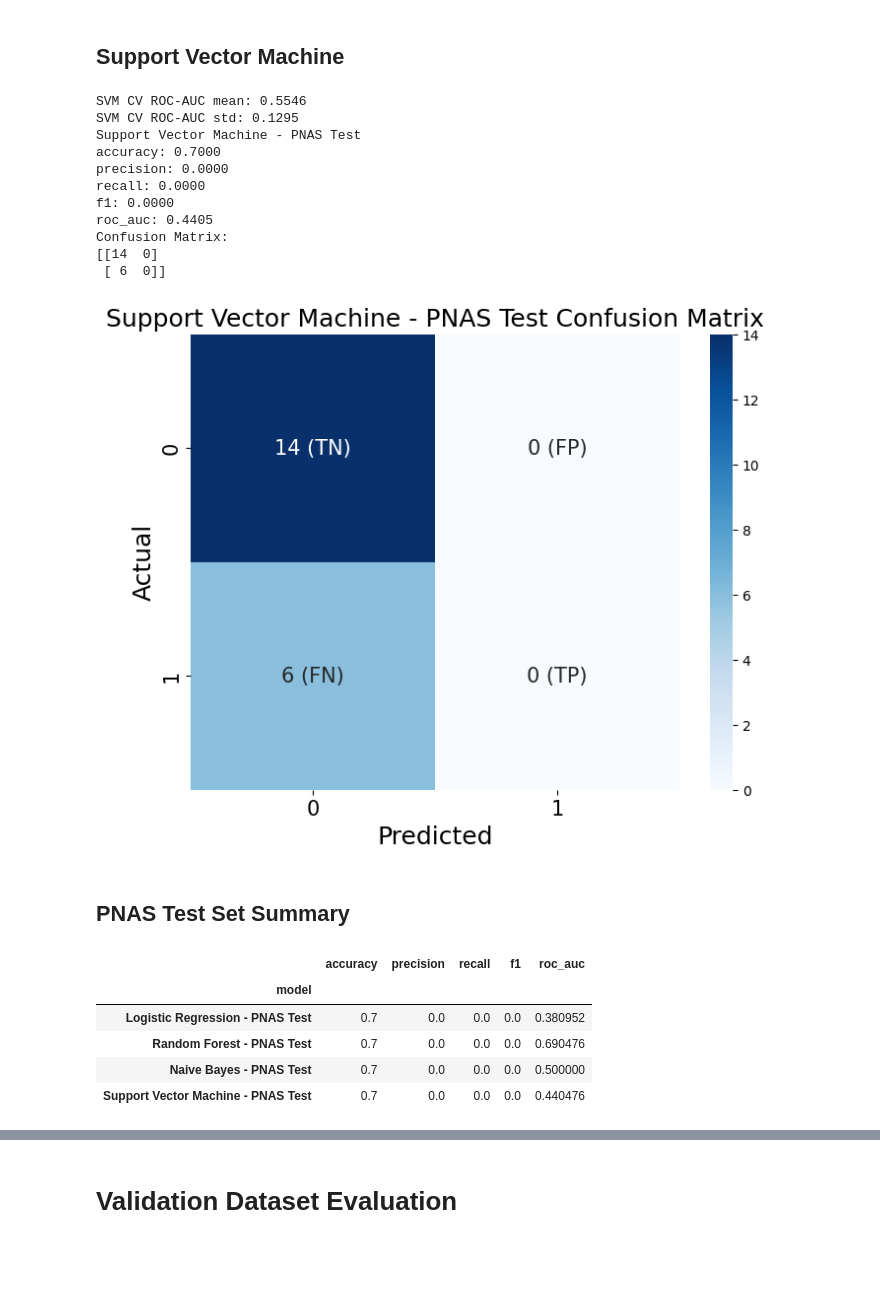
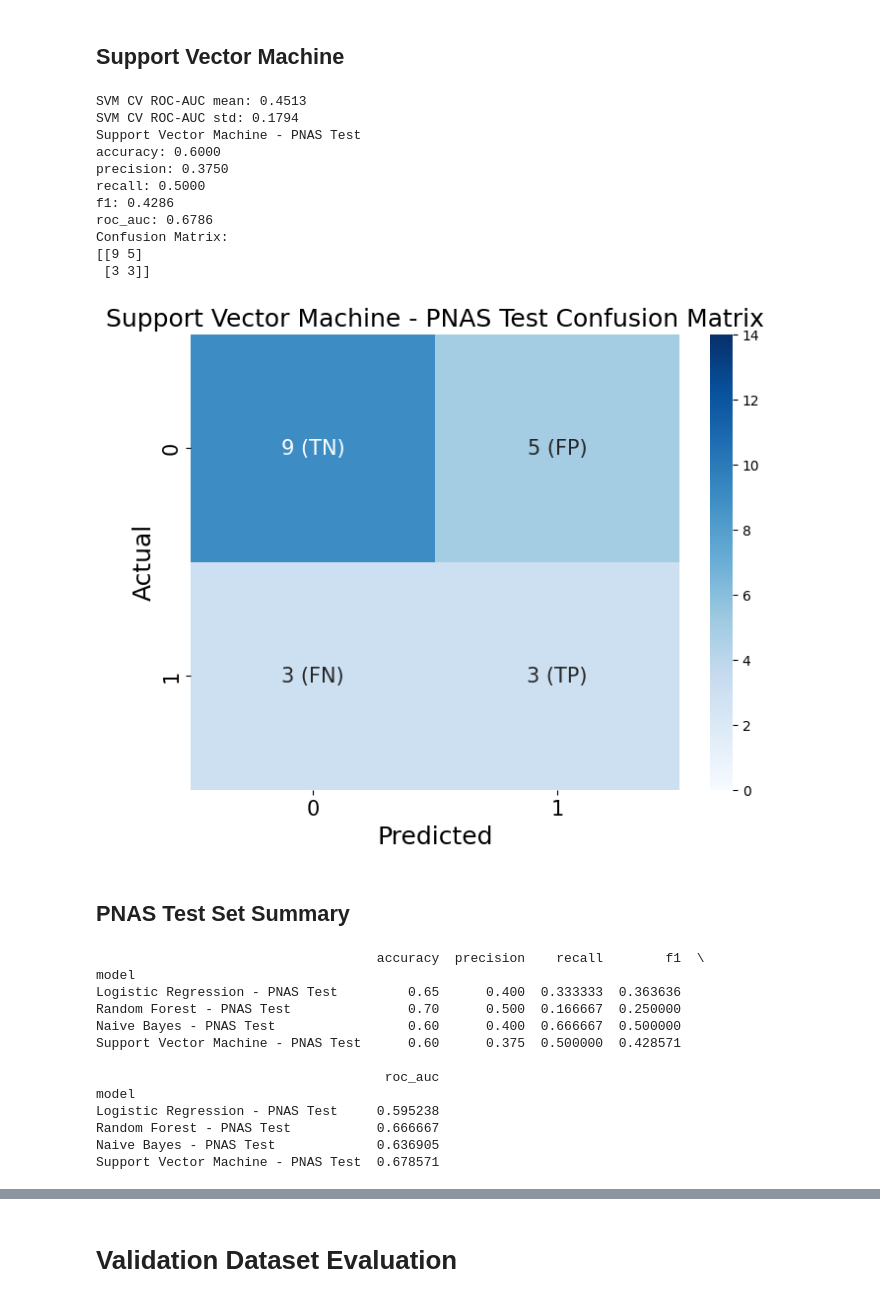
Before and after one commit to sas062/beng203_breast_cancer_recurrence_classifier, a Jupyter notebook: validation_recurrence_classifier.ipynb, the cells around one changed output, grey strips where cells are left out. Saved outputs shown, nothing was run; the diff lists cells and outputs as text; code cells hidden in the pictures; blank space fills up the shorter version.

```diff
--- a/validation_recurrence_classifier.ipynb
+++ b/validation_recurrence_classifier.ipynb
@@ -170,8 +171,9 @@ Name: count, dtype: int64
 ## Logistic Regression
 # %%
 LR_Model = Pipeline([
+    ("select", SelectKBest(score_func=f_classif, k=10)),
     ("scaler", MinMaxScaler()),
-    ("classifier", LogisticRegression(max_iter=1000, class_weight="balanced", solver="liblinear")),
+    ("classifier", LogisticRegression(max_iter=2000, class_weight="balanced", solver="liblinear", penalty="l1", C=1.0)),
 ])
 
 LR_cv = StratifiedGroupKFold(n_splits=5, shuffle=True, random_state=42)
@@ -208,12 +210,18 @@ Confusion Matrix:
 # %% [markdown]
 ## Random Forest
 # %%
-RF_Model = RandomForestClassifier(
-    n_estimators=500,
-    class_weight="balanced",
-    random_state=42,
-    n_jobs=-1,
-)
+RF_Model = Pipeline([
+    ("select", SelectKBest(score_func=f_classif, k=10)),
+    ("rf", RandomForestClassifier(
+        n_estimators=500,
+        class_weight="balanced",
+        random_state=42,
+        n_jobs=-1,
+        max_depth=None,
+        min_samples_leaf=1,
+        max_features="sqrt",
+    )),
+])
 
 RF_cv = StratifiedGroupKFold(n_splits=5, shuffle=True, random_state=42)
 RF_cross_scores = cross_val_score(
@@ -248,10 +256,10 @@ Confusion Matrix:
 ## Naive Bayes
 # %%
 NB_Model = Pipeline([
+    ("select", SelectKBest(score_func=f_classif, k=10)),
     ("scaler", MinMaxScaler()),
     ("classifier", GaussianNB()),
 ])
-
 NB_cv = StratifiedGroupKFold(n_splits=5, shuffle=True, random_state=42)
 NB_cross_scores = cross_val_score(
     NB_Model,
@@ -285,48 +293,63 @@ Confusion Matrix:
 ## Support Vector Machine
 # %%
 SVM_Model = Pipeline([
+    ("select", SelectKBest(score_func=f_classif, k=10)),
     ("scaler", MinMaxScaler()),
-    ("classifier", SVC(probability=True, class_weight="balanced", random_state=42)),
+    ("classifier", SVC(
+        kernel="rbf",
+        C=1.0,
+        gamma="scale",
+        probability=True,
+        class_weight="balanced",
+        random_state=42,
+    )),
 ])
 
 SVM_cv = StratifiedGroupKFold(n_splits=5, shuffle=True, random_state=42)
 SVM_cross_scores = cross_val_score(
     SVM_Model,
     X_train,
     y_train,
     cv=SVM_cv,
     groups=groups_train,
     scoring="roc_auc",
 )
 print(f"SVM CV ROC-AUC mean: {SVM_cross_scores.mean():.4f}")
 print(f"SVM CV ROC-AUC std: {SVM_cross_scores.std():.4f}")
 
 SVM_Model.fit(X_train, y_train)
 trained_models["Support Vector Machine"] = SVM_Model
 
 pnas_results.append(evaluate_model(SVM_Model, X_test, y_test, "Support Vector Machine - PNAS Test"))
 # %% [output]
-SVM CV ROC-AUC mean: 0.5546
-SVM CV ROC-AUC std: 0.1295
+SVM CV ROC-AUC mean: 0.4513
+SVM CV ROC-AUC std: 0.1794
 Support Vector Machine - PNAS Test
-accuracy: 0.7000
-precision: 0.0000
-recall: 0.0000
-f1: 0.0000
-roc_auc: 0.4405
+accuracy: 0.6000
+precision: 0.3750
+recall: 0.5000
+f1: 0.4286
+roc_auc: 0.6786
 Confusion Matrix:
-[[14  0]
- [ 6  0]]
+[[9 5]
+ [3 3]]
-[figure, old version]
+[figure, new version]
 # %% [markdown]
 ## PNAS Test Set Summary
 # %%
 pnas_results_df = pd.DataFrame(pnas_results).set_index("model")
-pnas_results_df
+print(pnas_results_df)
 # %% [output]
-|  | accuracy | precision | recall | f1 | roc_auc |
-| model |  |  |  |  |  |
-| Logistic Regression - PNAS Test | 0.7 | 0.0 | 0.0 | 0.0 | 0.380952 |
-| Random Forest - PNAS Test | 0.7 | 0.0 | 0.0 | 0.0 | 0.690476 |
-| Naive Bayes - PNAS Test | 0.7 | 0.0 | 0.0 | 0.0 | 0.500000 |
-| Support Vector Machine - PNAS Test | 0.7 | 0.0 | 0.0 | 0.0 | 0.440476 |
+                                    accuracy  precision    recall        f1  \
+model
+Logistic Regression - PNAS Test         0.65      0.400  0.333333  0.363636
+Random Forest - PNAS Test               0.70      0.500  0.166667  0.250000
+Naive Bayes - PNAS Test                 0.60      0.400  0.666667  0.500000
+Support Vector Machine - PNAS Test      0.60      0.375  0.500000  0.428571
+
+                                     roc_auc
+model
+Logistic Regression - PNAS Test     0.595238
+Random Forest - PNAS Test           0.666667
+Naive Bayes - PNAS Test             0.636905
+Support Vector Machine - PNAS Test  0.678571
```
Also changed, not shown: parts of 11 cells of this notebook.
